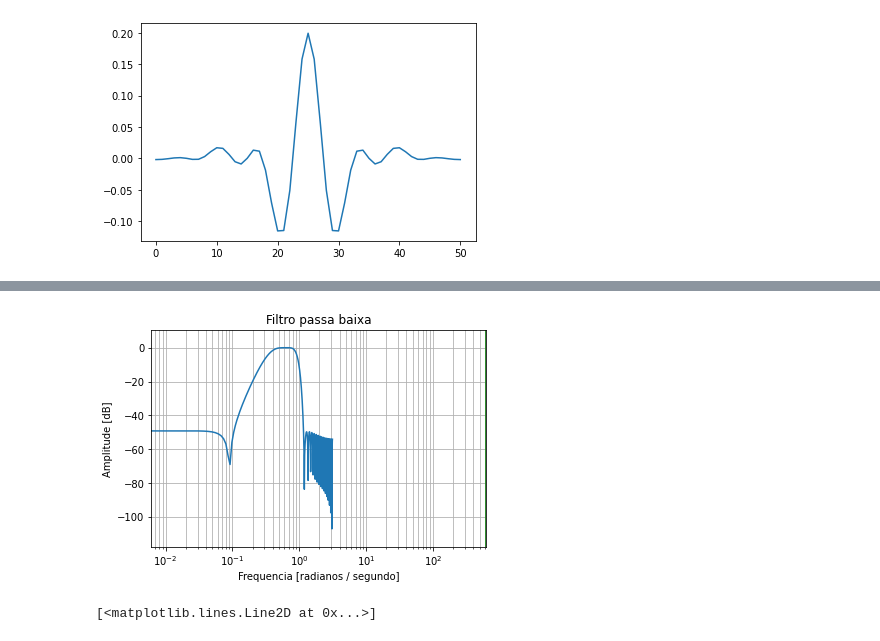
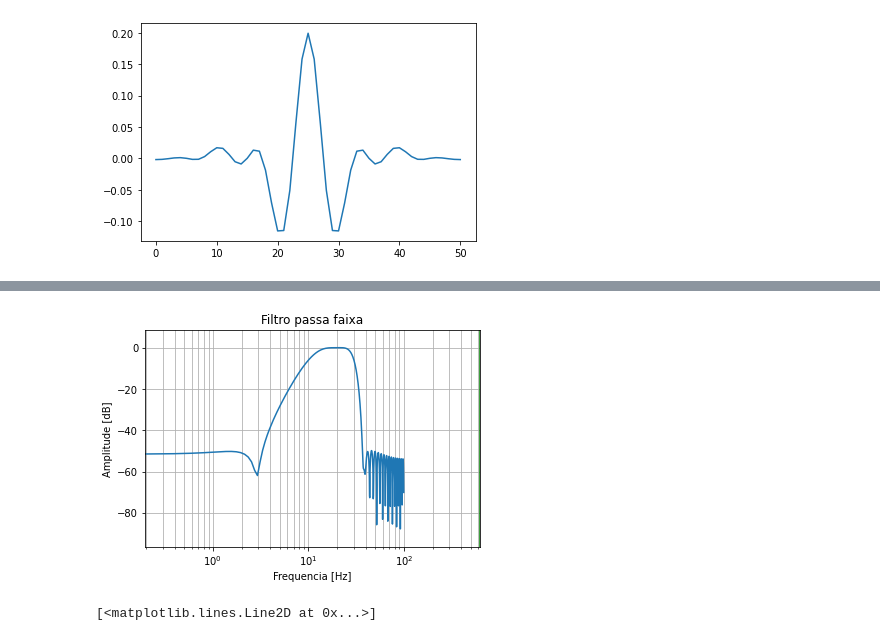
Before and after one commit to JoaoYukio/PCO119, a Jupyter notebook: Atividade 7/Atividade7.ipynb, the cells around one changed output, grey strips where cells are left out. Cells and saved outputs as stored; diff of their text form; code cells hidden in the pictures.

Commit message:
Added images

```diff
--- a/Atividade 7/Atividade7.ipynb
+++ b/Atividade 7/Atividade7.ipynb
@@ -419,3 +446,6 @@ plt.plot(filtkern2)
 # %% [output]
 [<matplotlib.lines.Line2D at 0x...>]
 [figure]
+# %%
+kernel2 = (((30/100)*np.sinc((30/100)*np.arange(-25,25,1)))-((10/100)*np.sinc((10/100)*np.arange(-25,25,1))))*np.hamming(50)
+plt.plot(kernel2)
@@ -422,18 +455,18 @@ plt.plot(filtkern2)
 # %%
 #Calcular a frequencia do sinal filtrado
 # https://docs.scipy.org/doc/scipy/reference/generated/scipy.signal.freqz.html
-w, h = signal.freqz(filtkern2)
-plt.plot(w, 20 * np.log10(abs(h)))
+w, h = signal.freqz(kernel2)
+plt.plot(w*200*0.1592, 20 * np.log10(abs(h)))
 plt.xscale('log')
-plt.title('Filtro passa baixa')
-plt.xlabel('Frequencia [radianos / segundo]')
+plt.title('Filtro passa faixa')
+plt.xlabel('Frequencia [Hz]')
 plt.ylabel('Amplitude [dB]')
 plt.margins(0, 0.1)
 plt.grid(which='both', axis='both')
 plt.axvline(2*np.pi*100, color='green') # cutoff frequency
 plt.show()
 # %% [output]
-[figure, old version]
+[figure, new version]
 # %%
 tsim4 = np.arange(0, 1, 1/fsample2)
 sinal2 = []
```
Also changed, not shown: parts of 29 cells of this notebook, 14 other files.
